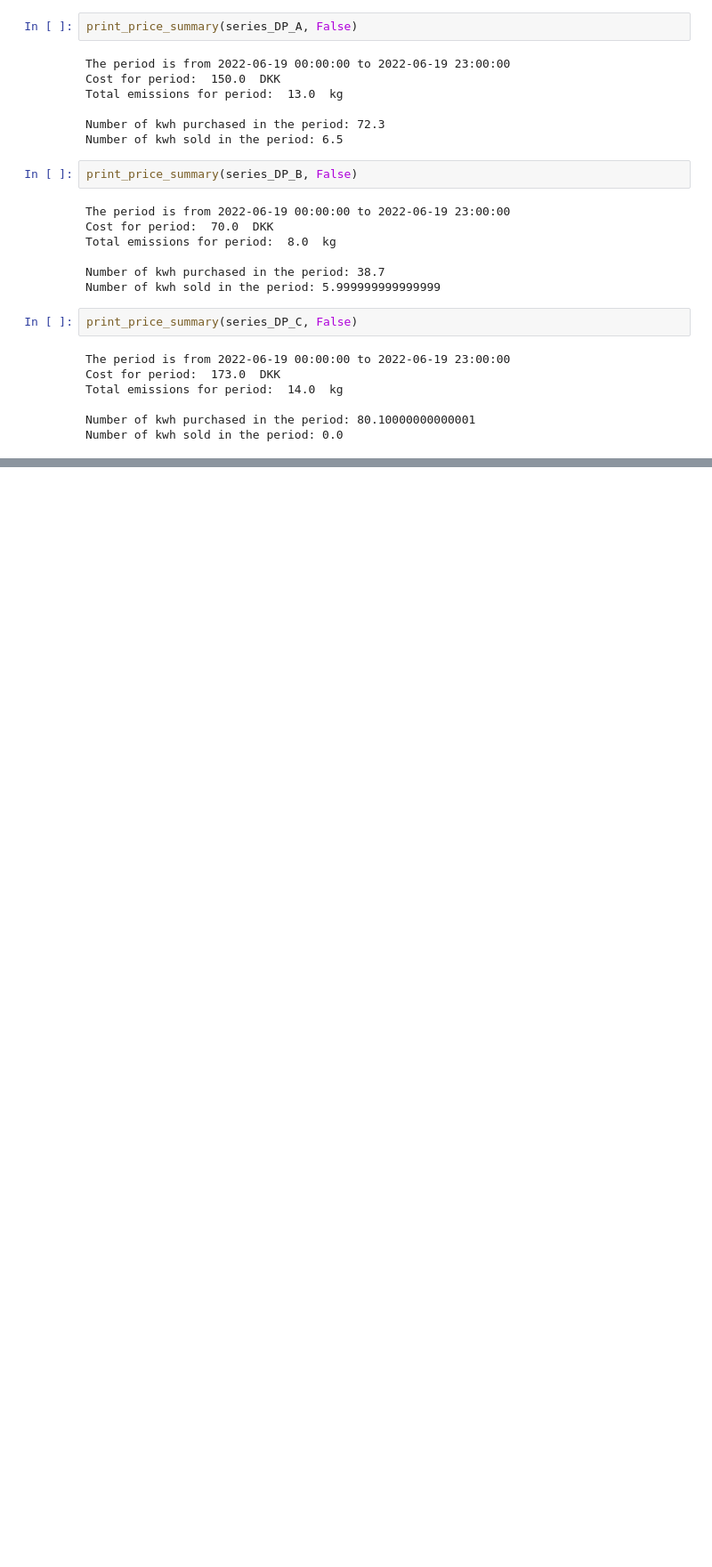
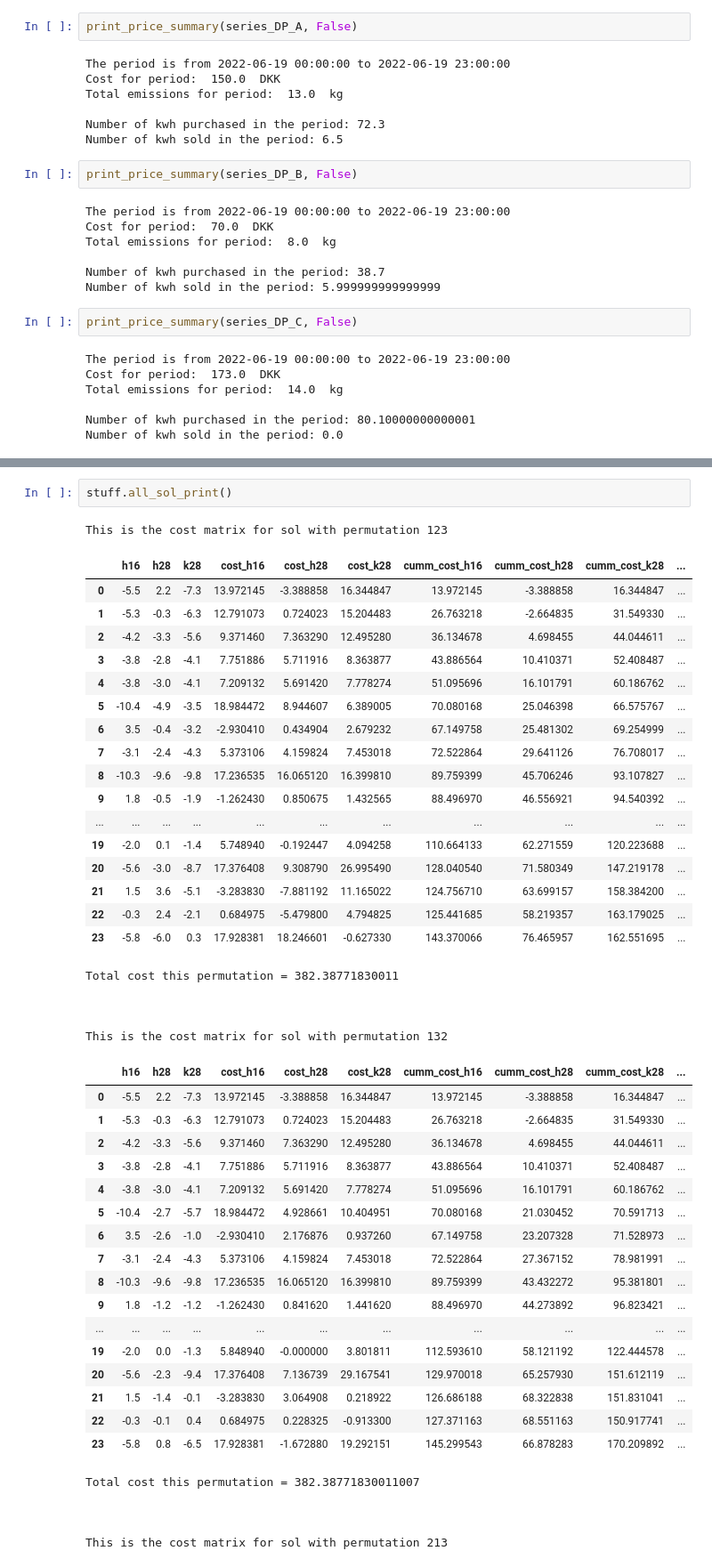
Before and after one commit to LortSkit/Bachelor-project, a Jupyter notebook: P2P_Optimization/P2P_DP_V1.ipynb, the cells around one changed output, grey strips where cells are left out. Shown at 89% size. Saved outputs shown, nothing was run; the diff lists cells and outputs as text; blank space fills up the shorter version.

```diff
--- a/P2P_Optimization/P2P_DP_V1.ipynb
+++ b/P2P_Optimization/P2P_DP_V1.ipynb
@@ -666,0 +659,48 @@ Total cost this permutation = 342.33367990617006
+# %%
+stuff.all_sol_print()
+# %% [output]
+This is the cost matrix for sol with permutation 123
+|  | h16 | h28 | k28 | cost_h16 | cost_h28 | cost_k28 | cumm_cost_h16 | cumm_cost_h28 | cumm_cost_k28 | ... |
+| 0 | -5.5 | 2.2 | -7.3 | 13.972145 | -3.388858 | 16.344847 | 13.972145 | -3.388858 | 16.344847 | ... |
+| 1 | -5.3 | -0.3 | -6.3 | 12.791073 | 0.724023 | 15.204483 | 26.763218 | -2.664835 | 31.549330 | ... |
+| 2 | -4.2 | -3.3 | -5.6 | 9.371460 | 7.363290 | 12.495280 | 36.134678 | 4.698455 | 44.044611 | ... |
+| 3 | -3.8 | -2.8 | -4.1 | 7.751886 | 5.711916 | 8.363877 | 43.886564 | 10.410371 | 52.408487 | ... |
+| 4 | -3.8 | -3.0 | -4.1 | 7.209132 | 5.691420 | 7.778274 | 51.095696 | 16.101791 | 60.186762 | ... |
+| 5 | -10.4 | -4.9 | -3.5 | 18.984472 | 8.944607 | 6.389005 | 70.080168 | 25.046398 | 66.575767 | ... |
+| 6 | 3.5 | -0.4 | -3.2 | -2.930410 | 0.434904 | 2.679232 | 67.149758 | 25.481302 | 69.254999 | ... |
+| 7 | -3.1 | -2.4 | -4.3 | 5.373106 | 4.159824 | 7.453018 | 72.522864 | 29.641126 | 76.708017 | ... |
+| 8 | -10.3 | -9.6 | -9.8 | 17.236535 | 16.065120 | 16.399810 | 89.759399 | 45.706246 | 93.107827 | ... |
+| 9 | 1.8 | -0.5 | -1.9 | -1.262430 | 0.850675 | 1.432565 | 88.496970 | 46.556921 | 94.540392 | ... |
+| ... | ... | ... | ... | ... | ... | ... | ... | ... | ... | ... |
+| 19 | -2.0 | 0.1 | -1.4 | 5.748940 | -0.192447 | 4.094258 | 110.664133 | 62.271559 | 120.223688 | ... |
+| 20 | -5.6 | -3.0 | -8.7 | 17.376408 | 9.308790 | 26.995490 | 128.040540 | 71.580349 | 147.219178 | ... |
+| 21 | 1.5 | 3.6 | -5.1 | -3.283830 | -7.881192 | 11.165022 | 124.756710 | 63.699157 | 158.384200 | ... |
+| 22 | -0.3 | 2.4 | -2.1 | 0.684975 | -5.479800 | 4.794825 | 125.441685 | 58.219357 | 163.179025 | ... |
+| 23 | -5.8 | -6.0 | 0.3 | 17.928381 | 18.246601 | -0.627330 | 143.370066 | 76.465957 | 162.551695 | ... |
+Total cost this permutation = 382.38771830011
+
+
+
+This is the cost matrix for sol with permutation 132
+|  | h16 | h28 | k28 | cost_h16 | cost_h28 | cost_k28 | cumm_cost_h16 | cumm_cost_h28 | cumm_cost_k28 | ... |
+| 0 | -5.5 | 2.2 | -7.3 | 13.972145 | -3.388858 | 16.344847 | 13.972145 | -3.388858 | 16.344847 | ... |
+| 1 | -5.3 | -0.3 | -6.3 | 12.791073 | 0.724023 | 15.204483 | 26.763218 | -2.664835 | 31.549330 | ... |
+| 2 | -4.2 | -3.3 | -5.6 | 9.371460 | 7.363290 | 12.495280 | 36.134678 | 4.698455 | 44.044611 | ... |
+| 3 | -3.8 | -2.8 | -4.1 | 7.751886 | 5.711916 | 8.363877 | 43.886564 | 10.410371 | 52.408487 | ... |
+| 4 | -3.8 | -3.0 | -4.1 | 7.209132 | 5.691420 | 7.778274 | 51.095696 | 16.101791 | 60.186762 | ... |
+| 5 | -10.4 | -2.7 | -5.7 | 18.984472 | 4.928661 | 10.404951 | 70.080168 | 21.030452 | 70.591713 | ... |
+| 6 | 3.5 | -2.6 | -1.0 | -2.930410 | 2.176876 | 0.937260 | 67.149758 | 23.207328 | 71.528973 | ... |
+| 7 | -3.1 | -2.4 | -4.3 | 5.373106 | 4.159824 | 7.453018 | 72.522864 | 27.367152 | 78.981991 | ... |
+| 8 | -10.3 | -9.6 | -9.8 | 17.236535 | 16.065120 | 16.399810 | 89.759399 | 43.432272 | 95.381801 | ... |
+| 9 | 1.8 | -1.2 | -1.2 | -1.262430 | 0.841620 | 1.441620 | 88.496970 | 44.273892 | 96.823421 | ... |
+| ... | ... | ... | ... | ... | ... | ... | ... | ... | ... | ... |
+| 19 | -2.0 | 0.0 | -1.3 | 5.848940 | -0.000000 | 3.801811 | 112.593610 | 58.121192 | 122.444578 | ... |
+| 20 | -5.6 | -2.3 | -9.4 | 17.376408 | 7.136739 | 29.167541 | 129.970018 | 65.257930 | 151.612119 | ... |
+| 21 | 1.5 | -1.4 | -0.1 | -3.283830 | 3.064908 | 0.218922 | 126.686188 | 68.322838 | 151.831041 | ... |
+| 22 | -0.3 | -0.1 | 0.4 | 0.684975 | 0.228325 | -0.913300 | 127.371163 | 68.551163 | 150.917741 | ... |
+| 23 | -5.8 | 0.8 | -6.5 | 17.928381 | -1.672880 | 19.292151 | 145.299543 | 66.878283 | 170.209892 | ... |
+Total cost this permutation = 382.38771830011007
+
+
+
+This is the cost matrix for sol with permutation 213
```
Also changed, not shown: parts of 9 cells of this notebook, 1 other file.
